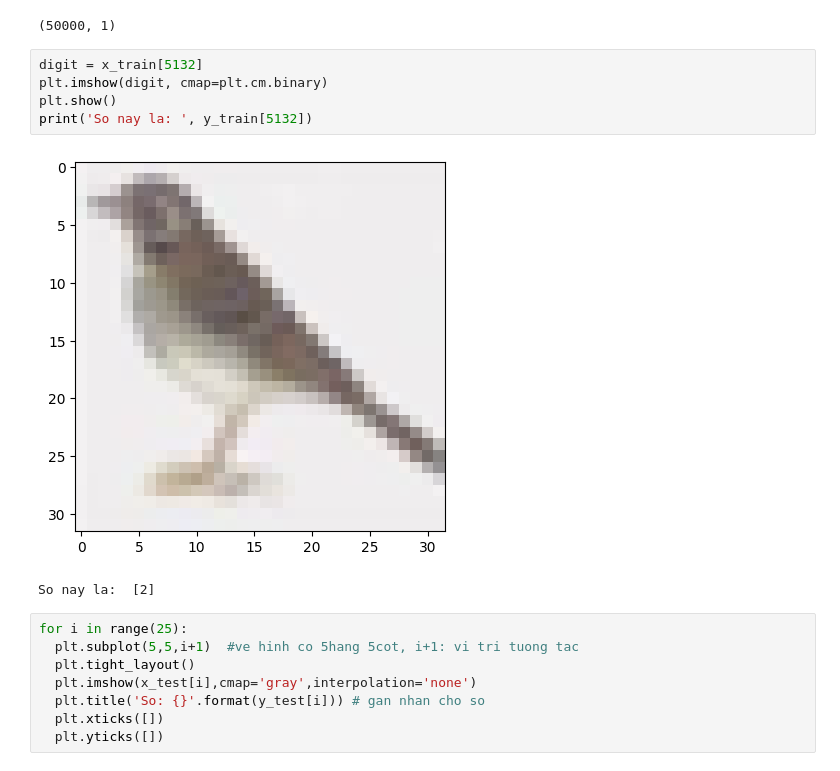
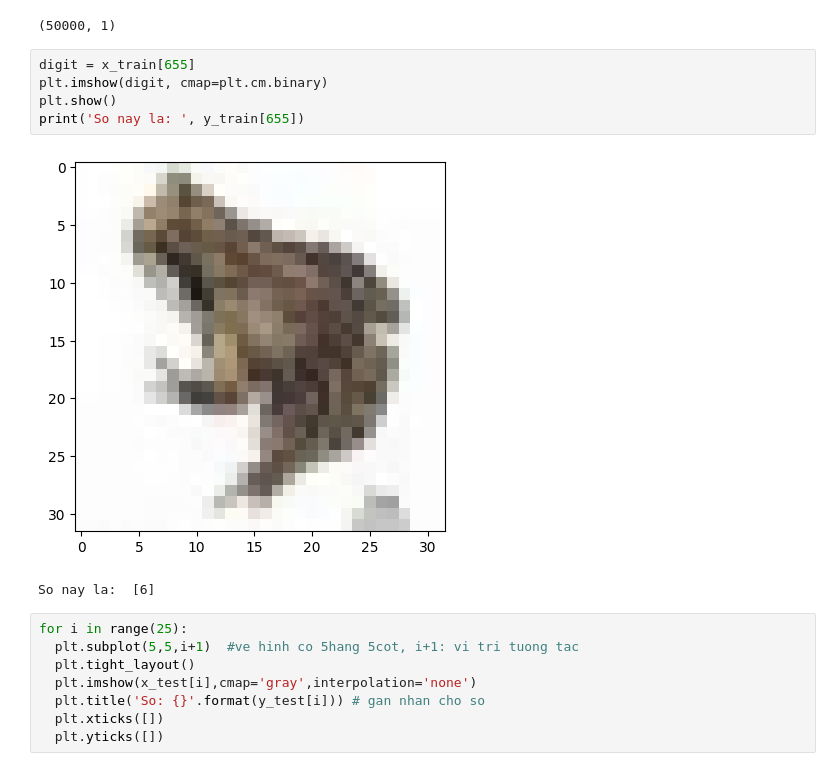
Before and after one commit to Onehundredpunches/AI_W9_31_03_23, a Jupyter notebook: AI_W9_31_03_23_cifar10.ipynb, the cells around one changed output. Saved outputs shown, nothing was run; the diff lists cells and outputs as text.

```diff
--- a/AI_W9_31_03_23_cifar10.ipynb
+++ b/AI_W9_31_03_23_cifar10.ipynb
@@ -20,13 +20,13 @@ y_train.shape
 # %% [output]
 (50000, 1)
 # %%
-digit = x_train[5132]
+digit = x_train[655]
 plt.imshow(digit, cmap=plt.cm.binary)
 plt.show()
-print('So nay la: ', y_train[5132])
+print('So nay la: ', y_train[655])
 # %% [output]
-[figure, old version]
+[figure, new version]
-So nay la:  [2]
+So nay la:  [6]
 # %%
 for i in range(25):
   plt.subplot(5,5,i+1)  #ve hinh co 5hang 5cot, i+1: vi tri tuong tac
```
Also changed, not shown: parts of 6 cells of this notebook.
